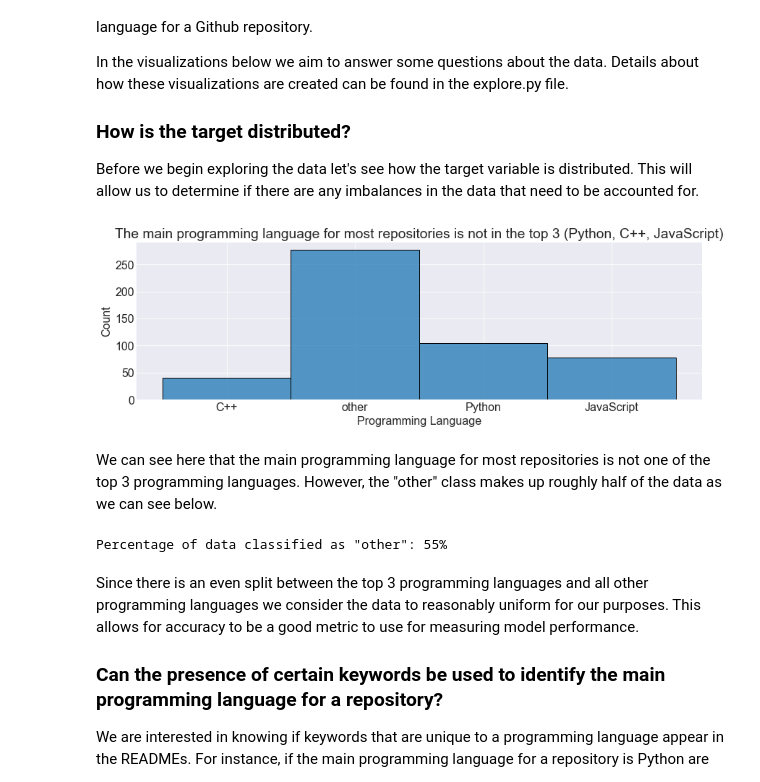
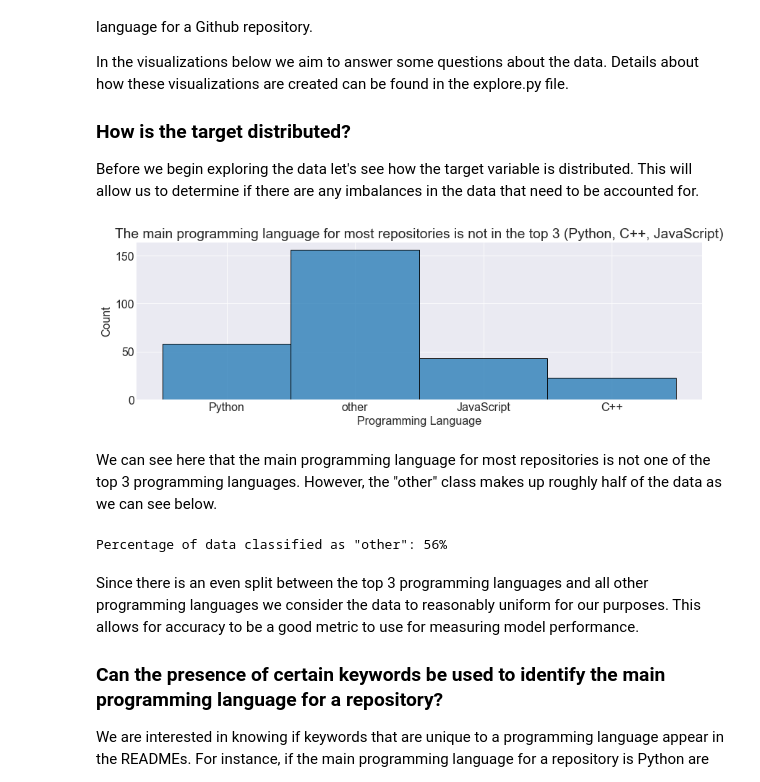
Before and after one commit to Garcia-Hensley-Nichols-NLP-project/GHN-NLP-project, a Jupyter notebook: final_report.ipynb, the cells around one changed output. Drawn from its saved outputs; the diff is of its cells as text; code cells hidden in the pictures.

```diff
--- a/final_report.ipynb
+++ b/final_report.ipynb
@@ -79,8 +81,12 @@ Finally, stop words (such as "to", "and", "a", etc...) are removed. While nifty
 # Results from `acquire.py`, loaded as a Pandas dataframe.
 df = pd.read_json('data.json')
 
-# `README.md` contents from above are tidied and returned with a stemmed and lemmtized variant included.
+# `README.md` contents from above are tidied and returned with a stemmed and lemmatized variant included.
 df = words(df)
+
+# We will need to split the data before proceeding with exploration. The data will be split into 3 datasets: train,
+# validate, and test.
+train, validate, test = split_data(df, random_seed = 302, stratify = 'language')
 # %% [markdown]
 ___
 
@@ -96,15 +102,15 @@ Before we begin exploring the data let's see how the target variable is distribu
 # %%
 # Here we'll create a plot of the distribution of the target variable "language".
 
-plot_target_distribution(df)
+plot_target_distribution(train)
 # %% [output]
-[figure, old version]
+[figure, new version]
 # %% [markdown]
 We can see here that the main programming language for most repositories is not one of the top 3 programming languages. However, the "other" class makes up roughly half of the data as we can see below.
 # %%
-print(f'Percentage of data classified as "other": {df[df.language == "other"].shape[0] / df.shape[0]:.0%}')
+print(f'Percentage of data classified as "other": {train[train.language == "other"].shape[0] / train.shape[0]:.0%}')
 # %% [output]
-Percentage of data classified as "other": 55%
+Percentage of data classified as "other": 56%
 # %% [markdown]
 Since there is an even split between the top 3 programming languages and all other programming languages we consider the data to reasonably uniform for our purposes. This allows for accuracy to be a good metric to use for measuring model performance.
 
```
Also changed, not shown: parts of 19 cells of this notebook.
